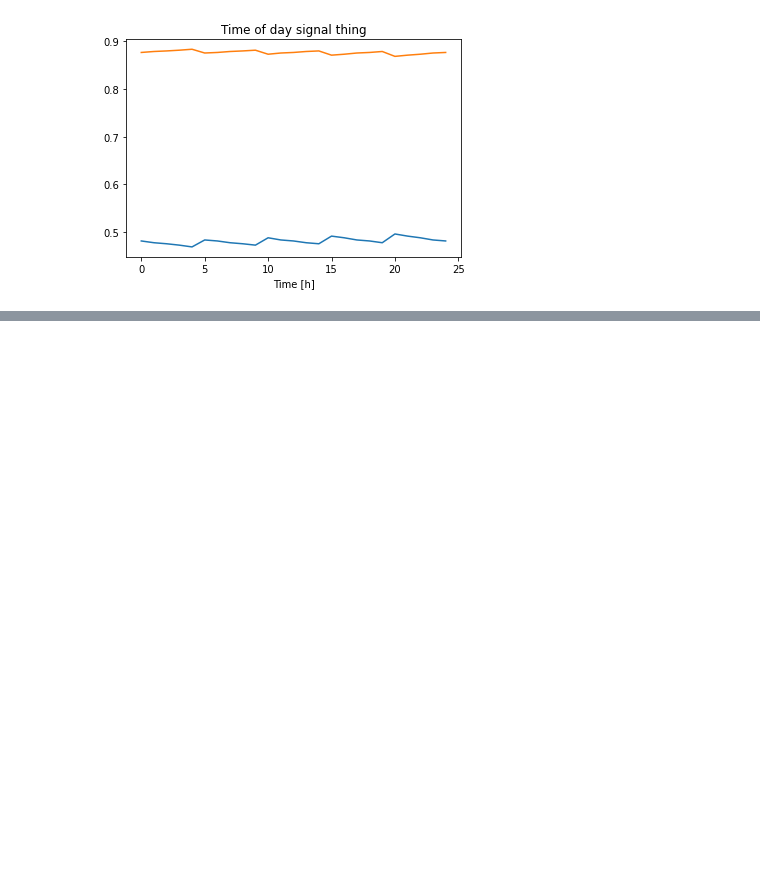
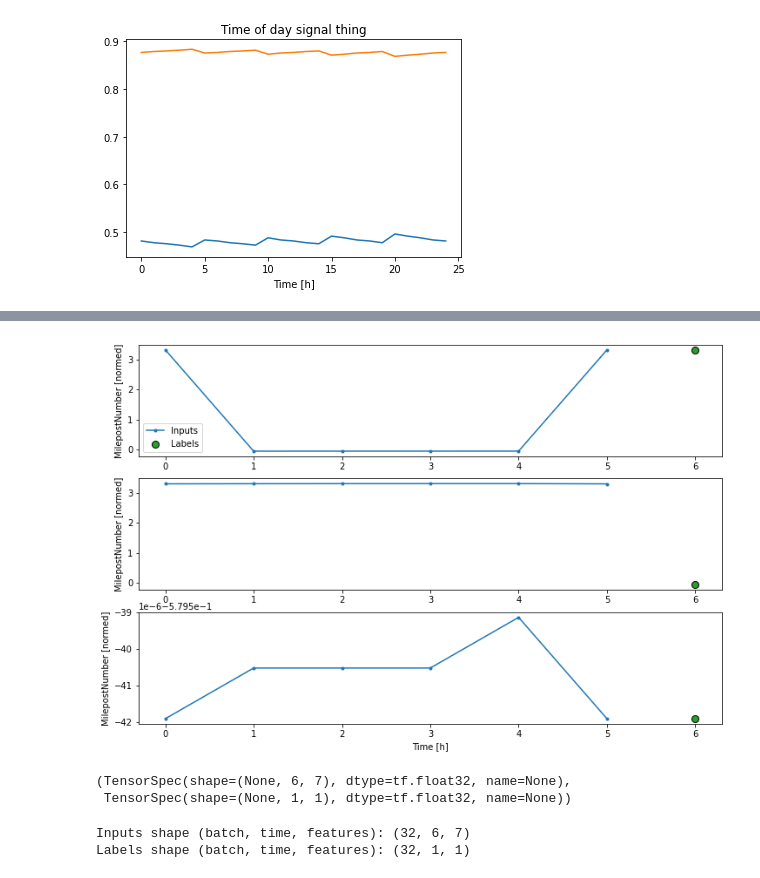
Before and after one commit to uno-amullinnix/train-position-model, a Jupyter notebook: notebooks/TimeSeriesForecasting.ipynb, the cells around one changed output, grey strips where cells are left out. Saved outputs shown, nothing was run; the diff lists cells and outputs as text; code cells hidden in the pictures; blank space fills up the shorter version.

Commit message:
Up to Single Step Models

```diff
--- a/notebooks/TimeSeriesForecasting.ipynb
+++ b/notebooks/TimeSeriesForecasting.ipynb
@@ -182,0 +281,44 @@ _ = ax.set_xticklabels(positionMilepostTimesDataFrame.keys(), rotation=90)
+# %%
+# Now, plot!
+
+w2.example = example_inputs, example_labels
+
+def plot(self, model=None, plot_col='MilepostNumber', max_subplots=3):
+  inputs, labels = self.example
+  plt.figure(figsize=(12, 8))
+  plot_col_index = self.column_indices[plot_col]
+  max_n = min(max_subplots, len(inputs))
+  for n in range(max_n):
+    plt.subplot(max_n, 1, n+1)
+    plt.ylabel(f'{plot_col} [normed]')
+    plt.plot(self.input_indices, inputs[n, :, plot_col_index],
+             label='Inputs', marker='.', zorder=-10)
+
+    if self.label_columns:
+      label_col_index = self.label_columns_indices.get(plot_col, None)
+    else:
+      label_col_index = plot_col_index
+
+    if label_col_index is None:
+      continue
+
+    plt.scatter(self.label_indices, labels[n, :, label_col_index],
+                edgecolors='k', label='Labels', c='#2ca02c', s=64)
+    if model is not None:
+      predictions = model(inputs)
+      plt.scatter(self.label_indices, predictions[n, :, label_col_index],
+                  marker='X', edgecolors='k', label='Predictions',
+                  c='#ff7f0e', s=64)
+
+    if n == 0:
+      plt.legend()
+
+  plt.xlabel('Time [h]')
+
+WindowGenerator.plot = plot
+# %%
+# Here is where we show the plot
+
+w2.plot()
+# %% [output]
+[figure, added]
@@ -182,0 +373,17 @@ _ = ax.set_xticklabels(positionMilepostTimesDataFrame.keys(), rotation=90)
+# %%
+# The window generator gives us access to the tensor flow dataset objects for easy iteration
+
+# Each element is an (inputs, label) pair.
+w2.train.element_spec
+# %% [output]
+(TensorSpec(shape=(None, 6, 7), dtype=tf.float32, name=None),
+ TensorSpec(shape=(None, 1, 1), dtype=tf.float32, name=None))
+# %%
+# let's look at concrete batches
+
+for example_inputs, example_labels in w2.train.take(1):
+  print(f'Inputs shape (batch, time, features): {example_inputs.shape}')
+  print(f'Labels shape (batch, time, features): {example_labels.shape}')
+# %% [output]
+Inputs shape (batch, time, features): (32, 6, 7)
+Labels shape (batch, time, features): (32, 1, 1)
```
Also changed, not shown: parts of 13 cells of this notebook.
